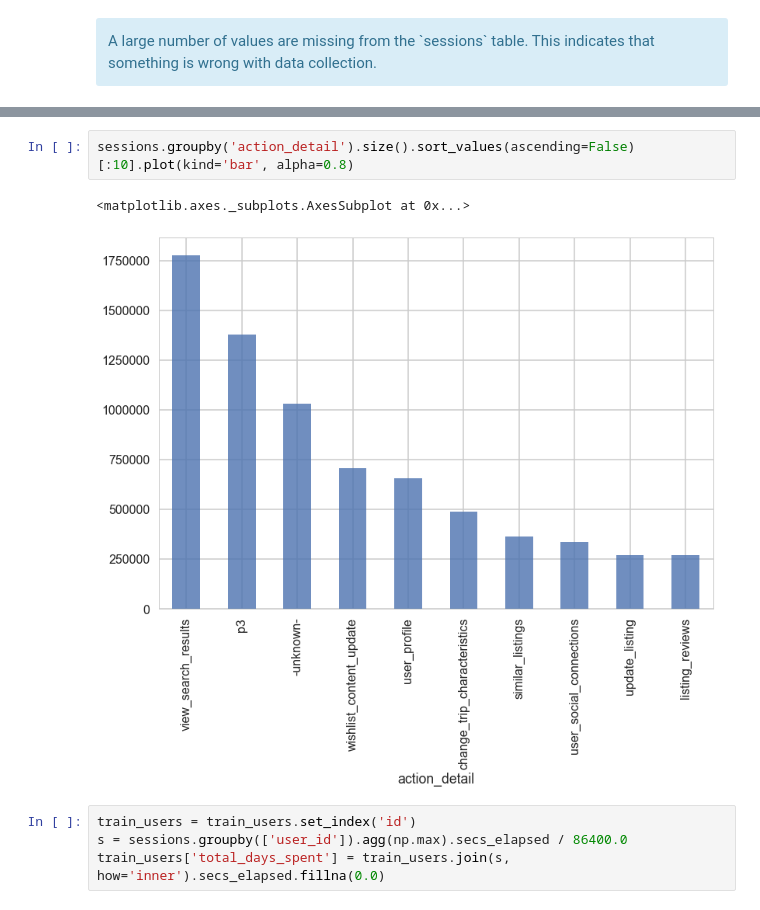
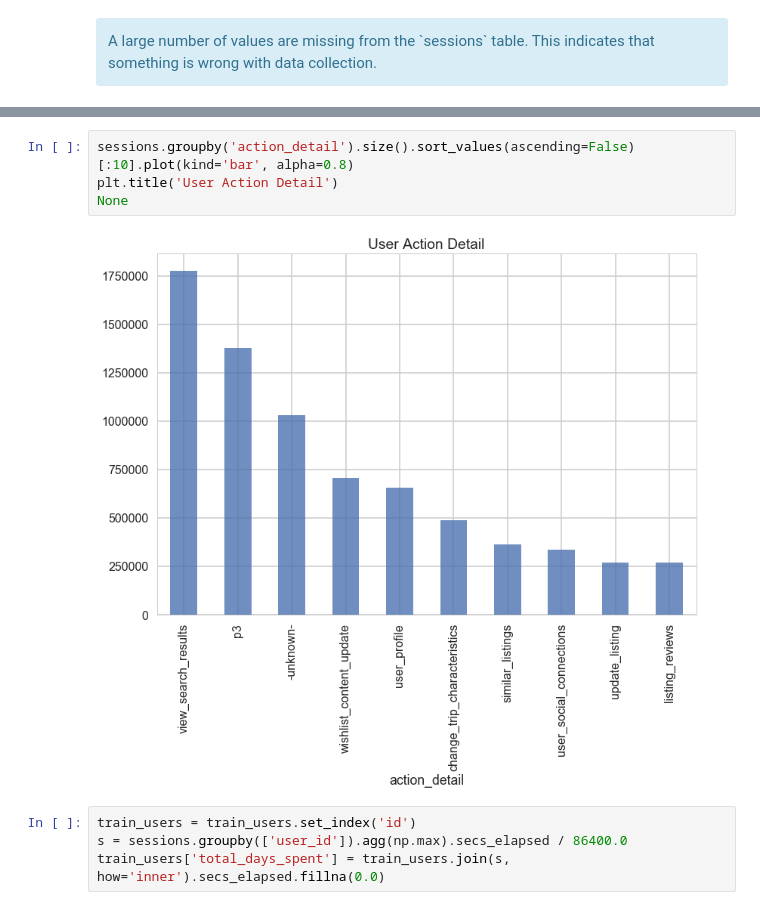
Before and after one commit to partha0solapurkar/springboard_data_science_intensive, a Jupyter notebook: capstone_project/exploratory_data_analysis.ipynb, the cells around one changed output, grey strips where cells are left out. Cells and saved outputs as stored; diff of their text form.

```diff
--- a/capstone_project/exploratory_data_analysis.ipynb
+++ b/capstone_project/exploratory_data_analysis.ipynb
@@ -679,8 +687,9 @@ sessions.groupby('action').size().sort_values(ascending=False)[:10].plot(kind='b
 # %%
 sessions.groupby('action_detail').size().sort_values(ascending=False)[:10].plot(kind='bar', alpha=0.8)
+plt.title('User Action Detail')
+None
 # %% [output]
-<matplotlib.axes._subplots.AxesSubplot at 0x...>
-[figure, old version]
+[figure, new version]
 # %%
 train_users = train_users.set_index('id')
 s = sessions.groupby(['user_id']).agg(np.max).secs_elapsed / 86400.0
```
Also changed, not shown: parts of 7 cells of this notebook.
